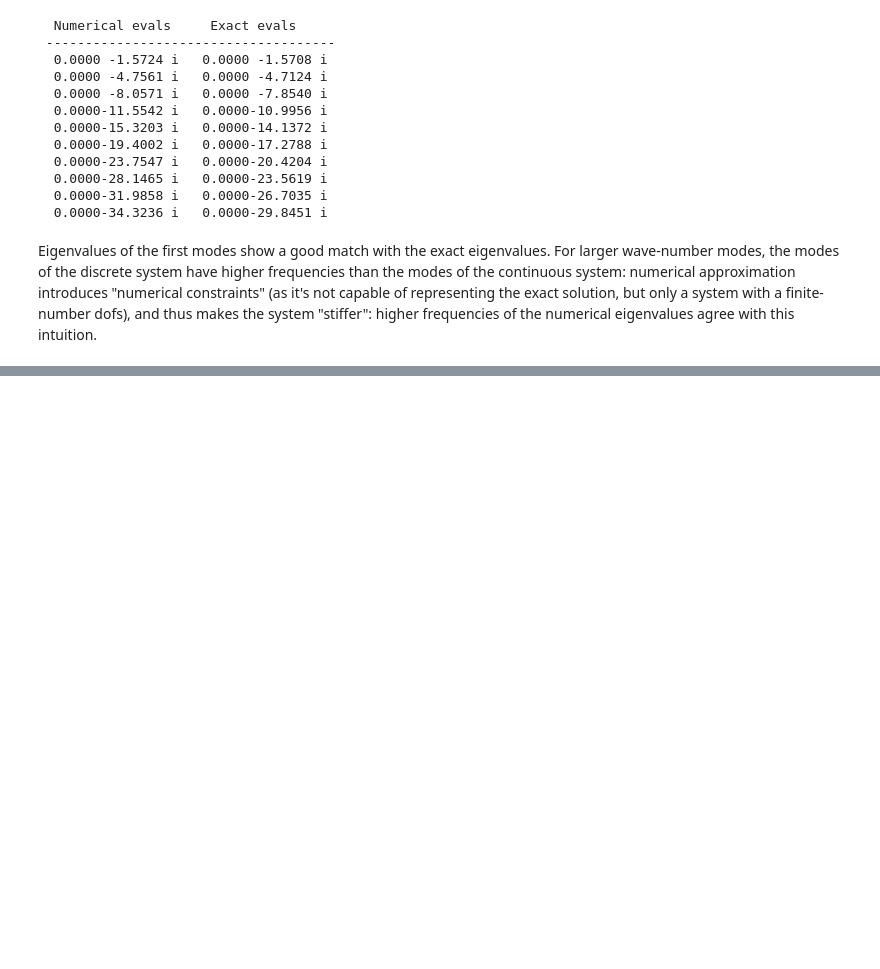
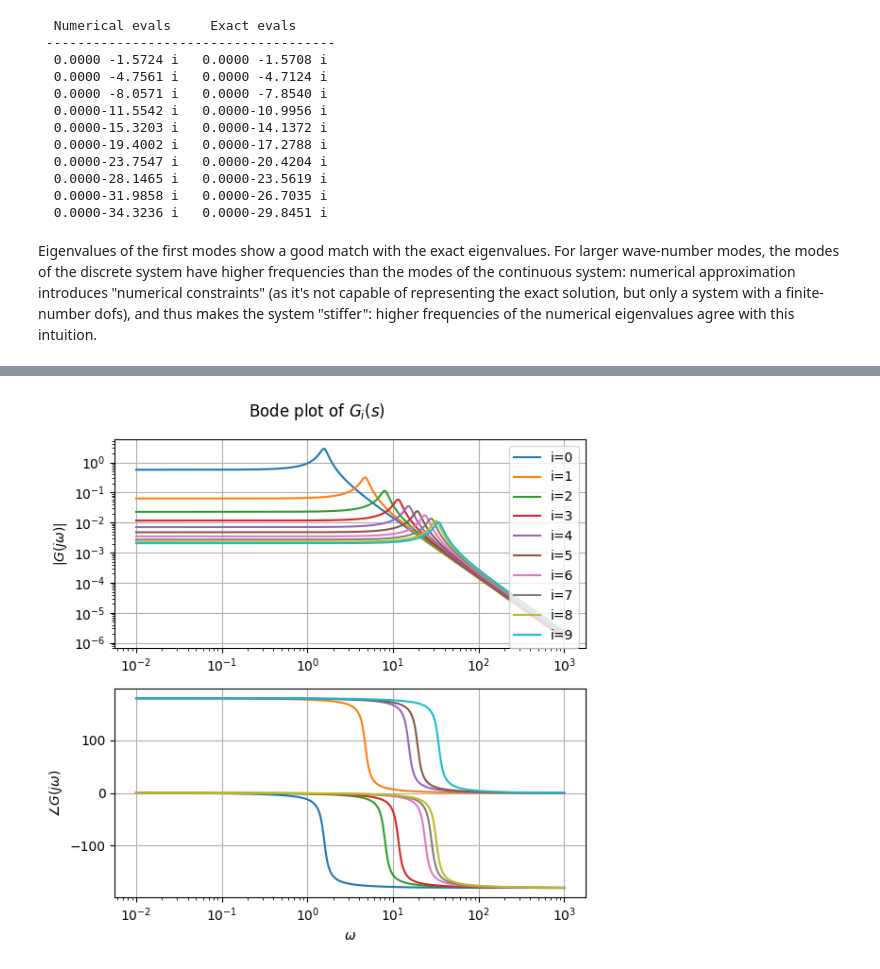
Before and after one commit to Basics2022/bbooks-math-miscellanea, a Jupyter notebook: _build/jupyter_execute/ch/ode/time-integration-mechanical-systems.ipynb, the cells around one changed output, grey strips where cells are left out. Drawn from its saved outputs; the diff is of its cells as text; code cells hidden in the pictures; blank space fills up the shorter version.

```diff
--- a/_build/jupyter_execute/ch/ode/time-integration-mechanical-systems.ipynb
+++ b/_build/jupyter_execute/ch/ode/time-integration-mechanical-systems.ipynb
@@ -409,0 +407,36 @@ Eigenvalues of the first modes show a good match with the exact eigenvalues. For
+# %%
+import control as ct
+
+F = np.zeros(N);  F[-1] = 1.
+
+omega_freq = np.logspace(-2, 3, 500)
+
+fig, ax = plt.subplots(2,1, figsize=(6,6))
+
+for i in np.arange(N):
+
+    #> Define the input-output relations with TF
+    num = [ evecs_all[:,i].T @ F ]
+    den = [ 1., 2. * xi_all[i] * Om_all[i], Om_all[i]**2 ]
+    sys = ct.tf(num, den)
+
+    #> Evaluate frequency response, to build Bode diagrams
+    mag_L, phase_L, omega_L = ct.frequency_response(sys, omega_freq)
+
+    #> Plots
+    #> Bode plots (first line) of L(s)
+    ax[0].loglog(omega_L, mag_L, label=f'i={i}')
+    ax[1].semilogx(omega_L, np.degrees(phase_L))
+
+
+ax[0].set_ylabel(r"$|G(j\omega)|$")     ;  ax[0].grid()
+ax[1].set_ylabel(r"$\angle G(j\omega)$");  ax[1].grid()
+ax[1].set_xlabel(r"$\omega$")
+ax[0].legend()
+
+fig.suptitle(f"Bode plot of $G_i(s)$")
+fig.tight_layout()
+
+plt.show()
+# %% [output]
+[figure, added]
```
Also changed, not shown: parts of 14 cells of this notebook, 12 other files.
